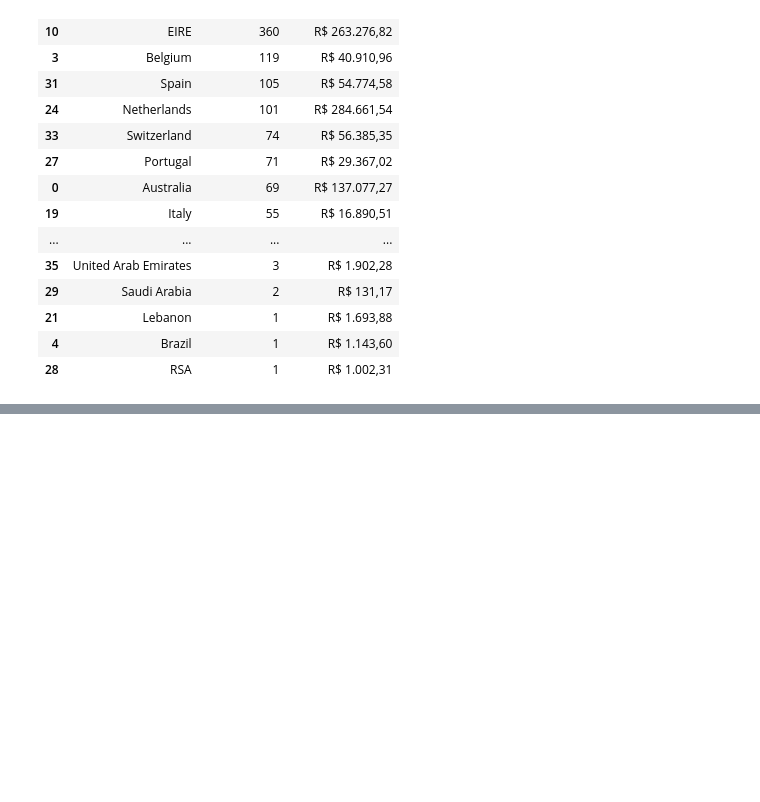
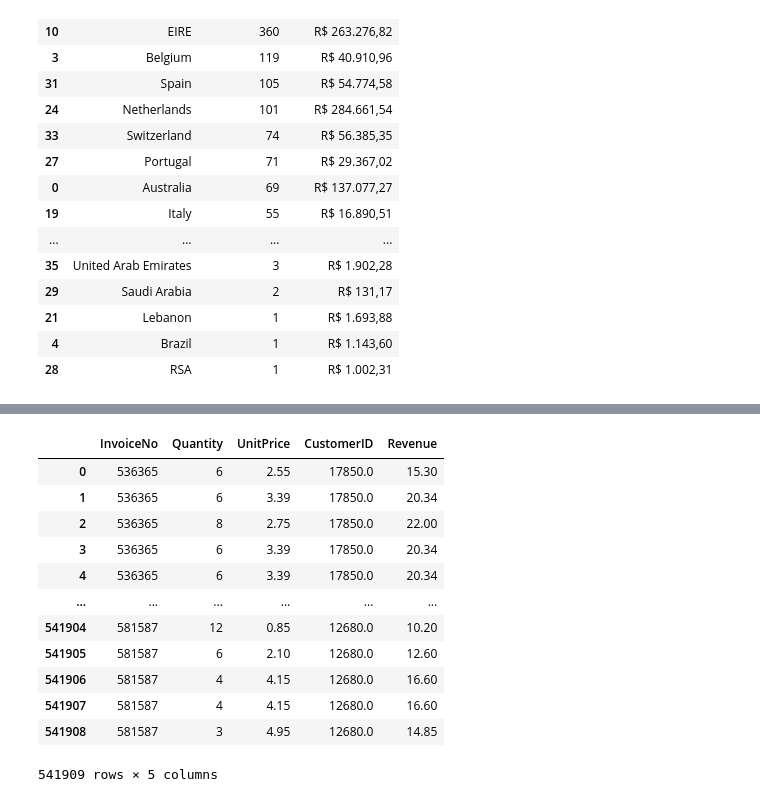
Before and after one commit to devWeb-JP18/bi-data-ai-portfolio, a Jupyter notebook: projects_data_analysis_and_BI/Online_retail/app.ipynb, the cells around one changed output, grey strips where cells are left out. Drawn from its saved outputs; the diff is of its cells as text; code cells hidden in the pictures; blank space fills up the shorter version.

```diff
--- a/projects_data_analysis_and_BI/Online_retail/app.ipynb
+++ b/projects_data_analysis_and_BI/Online_retail/app.ipynb
@@ -466,0 +699,4 @@ countries_with_most_purchase
+# %%
+#2.2 with empty rows
+df_customers_with_empty_rows = df_customers.fillna("Não identificado")
+df_customers_with_empty_rows
@@ -466,0 +717,18 @@ countries_with_most_purchase
+# %%
+#3.2
+df_customers_with_empty_rows['Revenue'] = df_customers_with_empty_rows['UnitPrice'] * df_customers_with_empty_rows['Quantity']
+df_customers_with_empty_rows
+# %% [output]
+|  | InvoiceNo | Quantity | UnitPrice | CustomerID | Revenue |
+| 0 | 536365 | 6 | 2.55 | 17850.0 | 15.30 |
+| 1 | 536365 | 6 | 3.39 | 17850.0 | 20.34 |
+| 2 | 536365 | 8 | 2.75 | 17850.0 | 22.00 |
+| 3 | 536365 | 6 | 3.39 | 17850.0 | 20.34 |
+| 4 | 536365 | 6 | 3.39 | 17850.0 | 20.34 |
+| ... | ... | ... | ... | ... | ... |
+| 541904 | 581587 | 12 | 0.85 | 12680.0 | 10.20 |
+| 541905 | 581587 | 6 | 2.10 | 12680.0 | 12.60 |
+| 541906 | 581587 | 4 | 4.15 | 12680.0 | 16.60 |
+| 541907 | 581587 | 4 | 4.15 | 12680.0 | 16.60 |
+| 541908 | 581587 | 3 | 4.95 | 12680.0 | 14.85 |
+541909 rows × 5 columns
```
Also changed, not shown: parts of 17 cells of this notebook.
